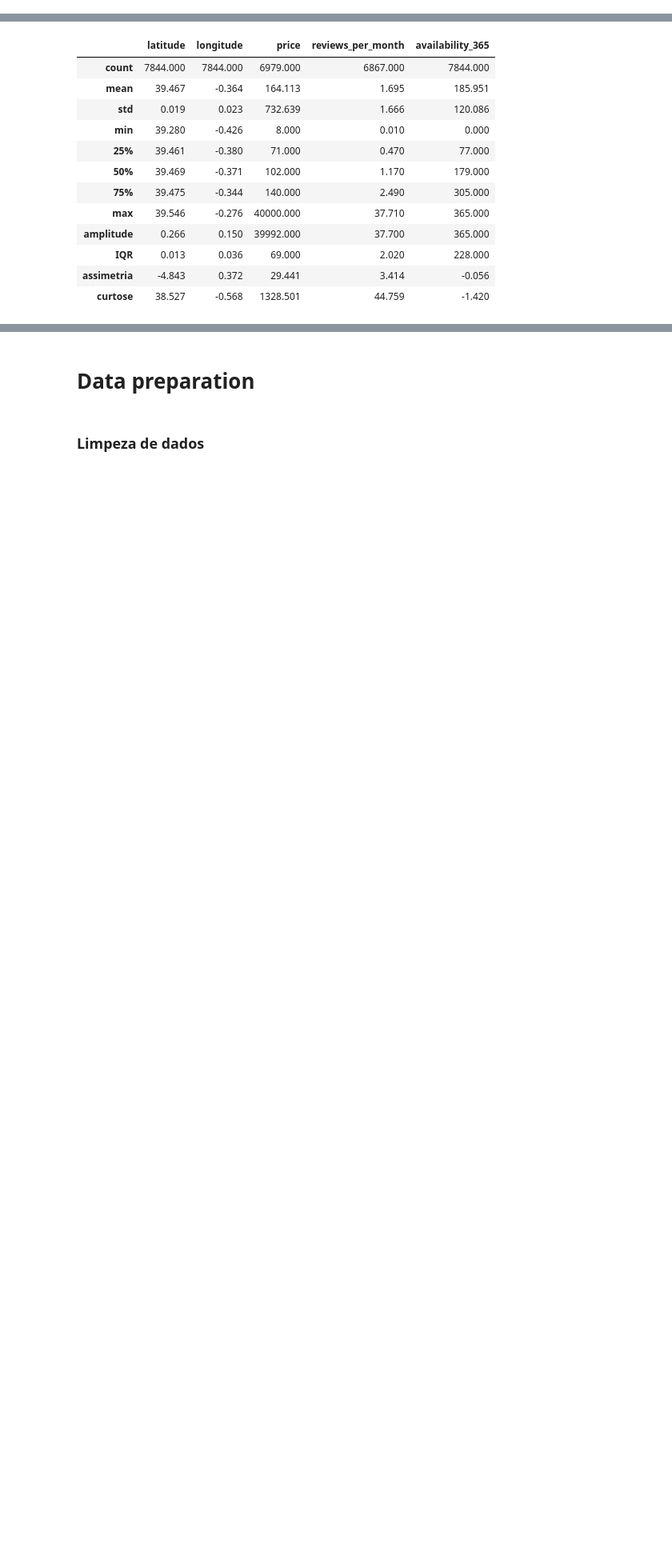
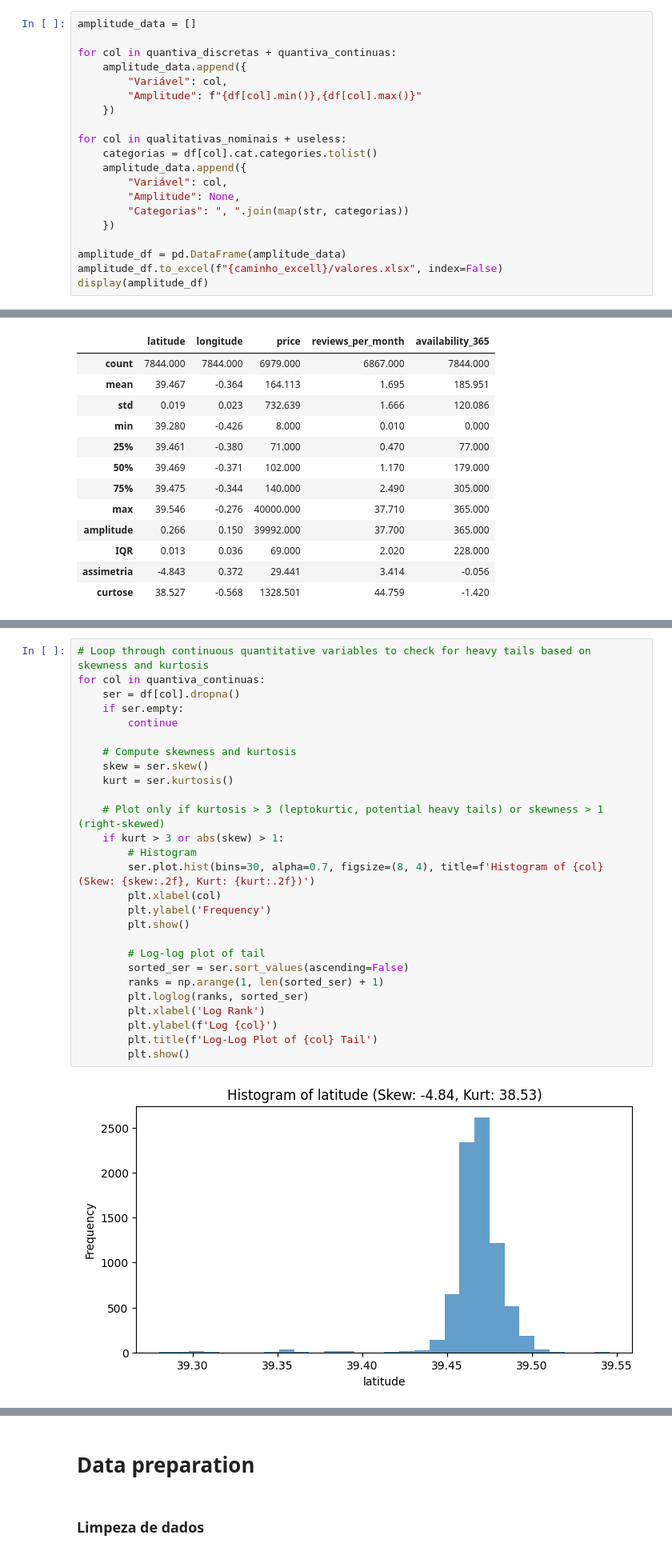
Before and after one commit to leandromicael123/An-lise-regress-o, a Jupyter notebook: Trabalho.ipynb, the cells around one changed output, grey strips where cells are left out. Shown at 80% size. Drawn from its saved outputs; the diff is of its cells as text; blank space fills up the shorter version.

```diff
--- a/Trabalho.ipynb
+++ b/Trabalho.ipynb
@@ -91,0 +97,20 @@ memory usage: 917.0+ KB
+# %%
+amplitude_data = []
+
+for col in quantiva_discretas + quantiva_continuas:
+    amplitude_data.append({
+        "Variável": col,
+        "Amplitude": f"{df[col].min()},{df[col].max()}"
+    })
+
+for col in qualitativas_nominais + useless:
+    categorias = df[col].cat.categories.tolist()
+    amplitude_data.append({
+        "Variável": col,
+        "Amplitude": None,
+        "Categorias": ", ".join(map(str, categorias))
+    })
+
+amplitude_df = pd.DataFrame(amplitude_data)
+amplitude_df.to_excel(f"{caminho_excell}/valores.xlsx", index=False)
+display(amplitude_df)
@@ -212,0 +212,29 @@ def pr_ava ():
+# %%
+# Loop through continuous quantitative variables to check for heavy tails based on skewness and kurtosis
+for col in quantiva_continuas:
+    ser = df[col].dropna()
+    if ser.empty:
+        continue
+
+    # Compute skewness and kurtosis
+    skew = ser.skew()
+    kurt = ser.kurtosis()
+
+    # Plot only if kurtosis > 3 (leptokurtic, potential heavy tails) or skewness > 1 (right-skewed)
+    if kurt > 3 or abs(skew) > 1:
+        # Histogram
+        ser.plot.hist(bins=30, alpha=0.7, figsize=(8, 4), title=f'Histogram of {col} (Skew: {skew:.2f}, Kurt: {kurt:.2f})')
+        plt.xlabel(col)
+        plt.ylabel('Frequency')
+        plt.show()
+
+        # Log-log plot of tail
+        sorted_ser = ser.sort_values(ascending=False)
+        ranks = np.arange(1, len(sorted_ser) + 1)
+        plt.loglog(ranks, sorted_ser)
+        plt.xlabel('Log Rank')
+        plt.ylabel(f'Log {col}')
+        plt.title(f'Log-Log Plot of {col} Tail')
+        plt.show()
+# %% [output]
+[figure, added]
```
Also changed, not shown: parts of 37 cells of this notebook, 1 other file.
